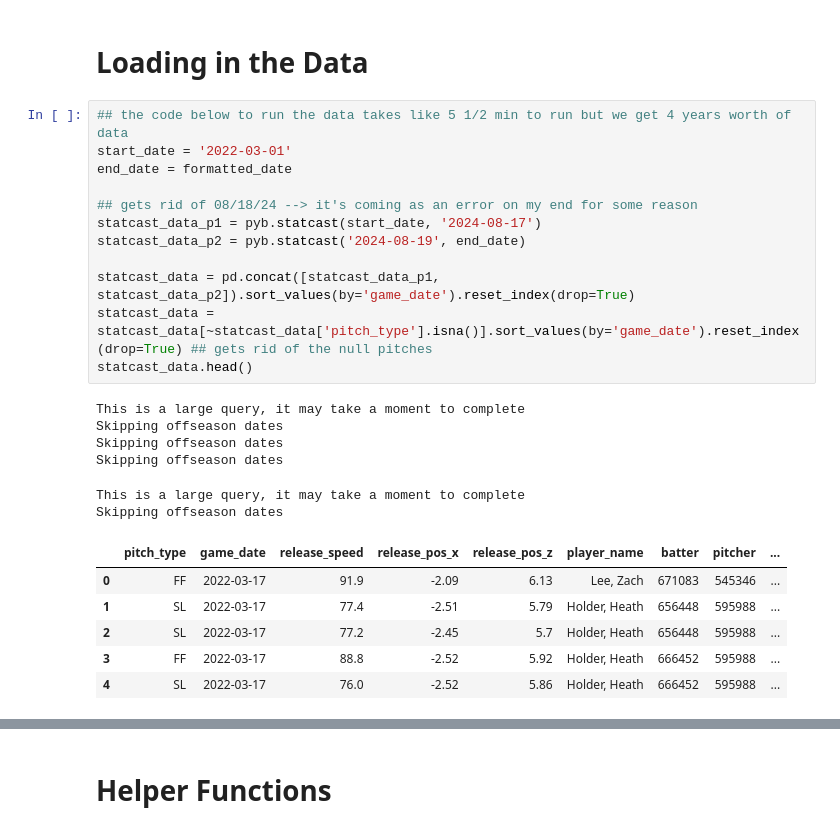
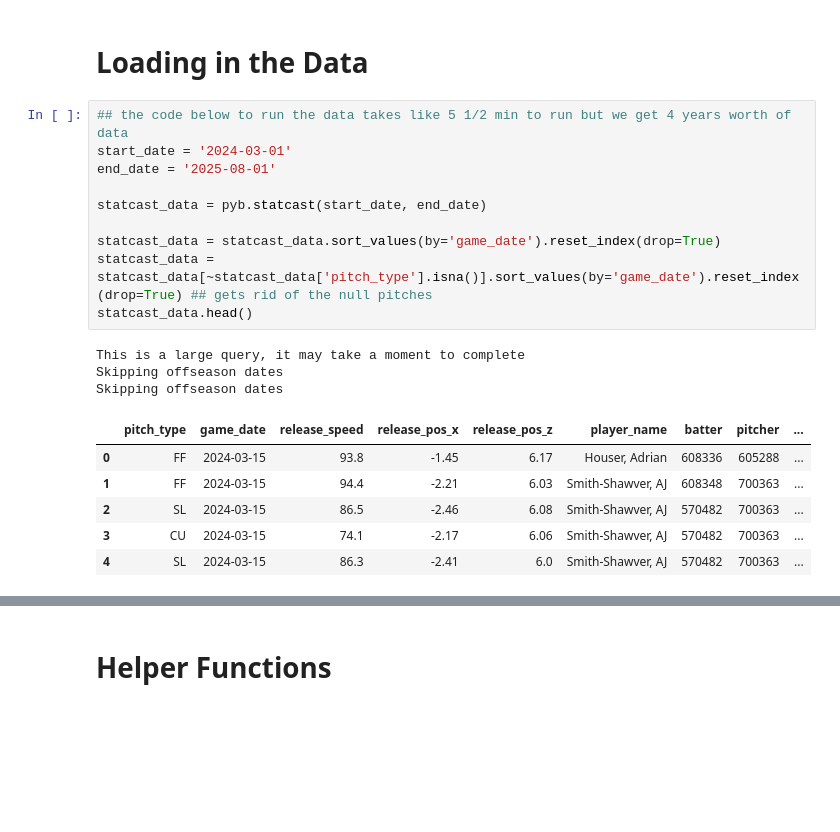
Before and after one commit to jackkalsched/UCSD_Baseball_25, a Jupyter notebook: Pitching/mlb arsenal comparisons/big_league_comparison.ipynb, the cells around one changed output, grey strips where cells are left out. Cells and saved outputs as stored; diff of their text form; blank space fills up the shorter version.

```diff
--- a/Pitching/mlb arsenal comparisons/big_league_comparison.ipynb
+++ b/Pitching/mlb arsenal comparisons/big_league_comparison.ipynb
@@ -28,29 +28,24 @@ warnings.filterwarnings("ignore")
 # Loading in the Data
 # %%
 ## the code below to run the data takes like 5 1/2 min to run but we get 4 years worth of data
-start_date = '2022-03-01'
-end_date = formatted_date
+start_date = '2024-03-01'
+end_date = '2025-08-01'
 
-## gets rid of 08/18/24 --> it's coming as an error on my end for some reason
-statcast_data_p1 = pyb.statcast(start_date, '2024-08-17')
-statcast_data_p2 = pyb.statcast('2024-08-19', end_date)
+statcast_data = pyb.statcast(start_date, end_date)
 
-statcast_data = pd.concat([statcast_data_p1, statcast_data_p2]).sort_values(by='game_date').reset_index(drop=True)
+statcast_data = statcast_data.sort_values(by='game_date').reset_index(drop=True)
 statcast_data = statcast_data[~statcast_data['pitch_type'].isna()].sort_values(by='game_date').reset_index(drop=True) ## gets rid of the null pitches
 statcast_data.head()
 # %% [output]
 This is a large query, it may take a moment to complete
 Skipping offseason dates
 Skipping offseason dates
-Skipping offseason dates
-This is a large query, it may take a moment to complete
-Skipping offseason dates
 |  | pitch_type | game_date | release_speed | release_pos_x | release_pos_z | player_name | batter | pitcher | ... |
-| 0 | FF | 2022-03-17 | 91.9 | -2.09 | 6.13 | Lee, Zach | 671083 | 545346 | ... |
-| 1 | SL | 2022-03-17 | 77.4 | -2.51 | 5.79 | Holder, Heath | 656448 | 595988 | ... |
-| 2 | SL | 2022-03-17 | 77.2 | -2.45 | 5.7 | Holder, Heath | 656448 | 595988 | ... |
-| 3 | FF | 2022-03-17 | 88.8 | -2.52 | 5.92 | Holder, Heath | 666452 | 595988 | ... |
-| 4 | SL | 2022-03-17 | 76.0 | -2.52 | 5.86 | Holder, Heath | 666452 | 595988 | ... |
+| 0 | FF | 2024-03-15 | 93.8 | -1.45 | 6.17 | Houser, Adrian | 608336 | 605288 | ... |
+| 1 | FF | 2024-03-15 | 94.4 | -2.21 | 6.03 | Smith-Shawver, AJ | 608348 | 700363 | ... |
+| 2 | SL | 2024-03-15 | 86.5 | -2.46 | 6.08 | Smith-Shawver, AJ | 570482 | 700363 | ... |
+| 3 | CU | 2024-03-15 | 74.1 | -2.17 | 6.06 | Smith-Shawver, AJ | 570482 | 700363 | ... |
+| 4 | SL | 2024-03-15 | 86.3 | -2.41 | 6.0 | Smith-Shawver, AJ | 570482 | 700363 | ... |
 # %%
 statcast_data.sample()
 # %% [output]
```
Also changed, not shown: parts of 22 cells of this notebook.
